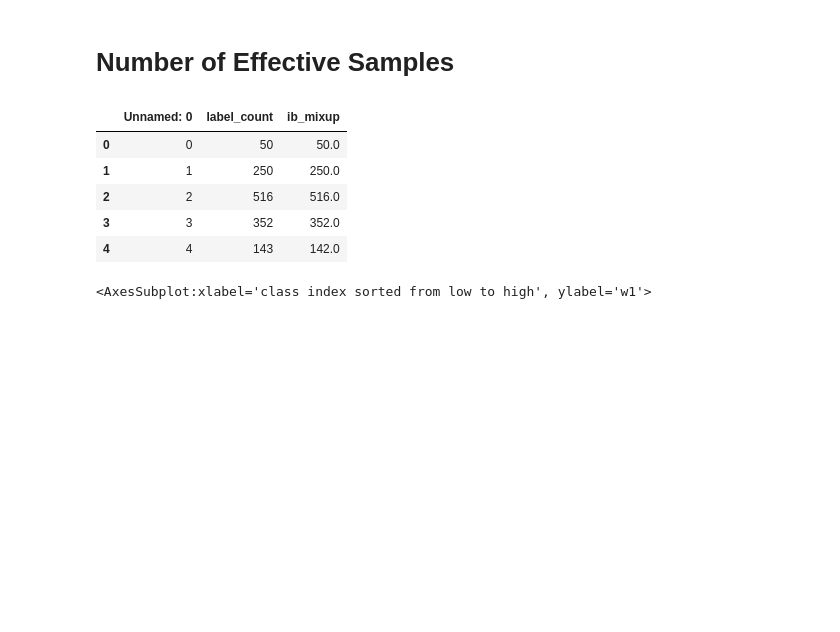
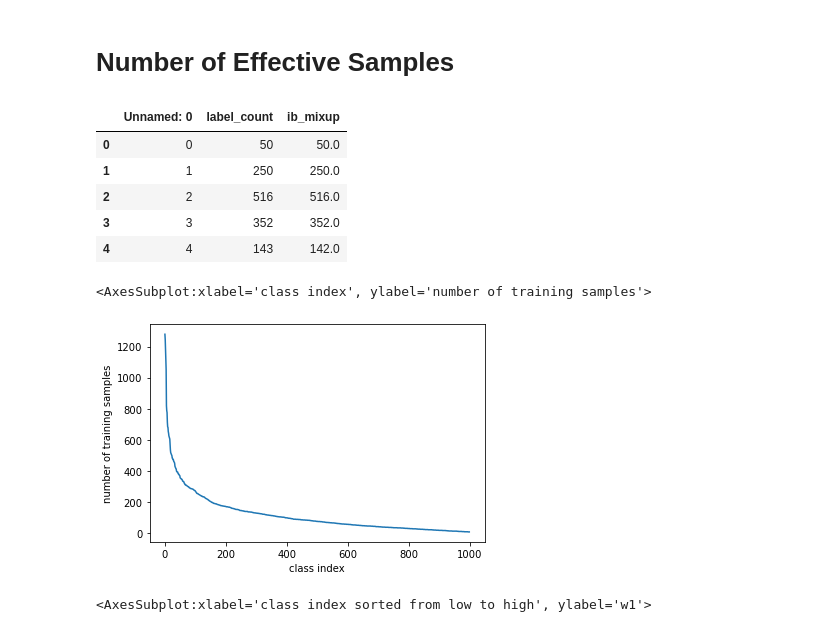
Before and after one commit to Sonseca97/fyp-long-tail-recognition, a Jupyter notebook: analysis.ipynb, the cells around one changed output. Saved outputs shown, nothing was run; the diff lists cells and outputs as text; code cells hidden in the pictures; blank space fills up the shorter version.

```diff
--- a/analysis.ipynb
+++ b/analysis.ipynb
@@ -34,6 +34,11 @@ df.head()
 | 2 | 2 | 516 | 516.0 |
 | 3 | 3 | 352 | 352.0 |
 | 4 | 4 | 143 | 142.0 |
+# %%
+df.sort_values(by='label_count', ascending=False).reset_index().label_count.plot(xlabel='class index', ylabel='number of training samples')
+# %% [output]
+<AxesSubplot:xlabel='class index', ylabel='number of training samples'>
+[figure, added]
 # %%
 df['w1'] = w1
 df['w2'] = w2
```
Also changed, not shown: 5 other files.
